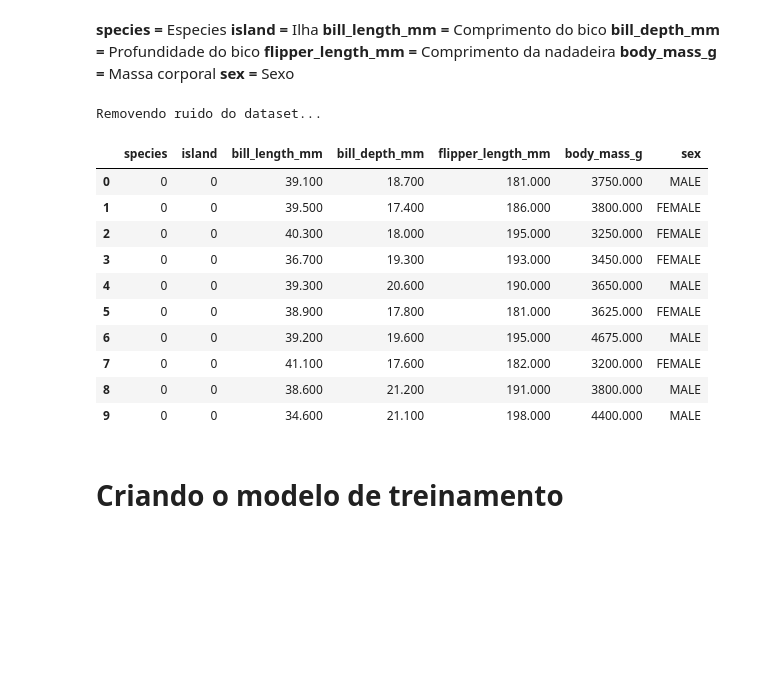
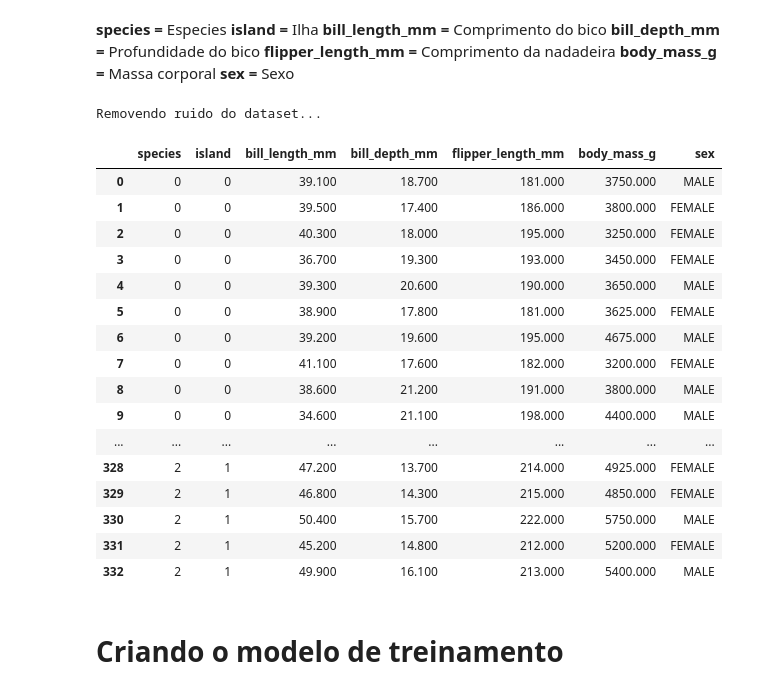
Before and after one commit to c-Bruno/Residency, a Jupyter notebook: DataScience/Pratice exams/02.Exam/23022369_23022371_23022385.ipynb, the cells around one changed output. Cells and saved outputs as stored; diff of their text form; code cells hidden in the pictures; blank space fills up the shorter version.

```diff
--- a/DataScience/Pratice exams/02.Exam/23022369_23022371_23022385.ipynb
+++ b/DataScience/Pratice exams/02.Exam/23022369_23022371_23022385.ipynb
@@ -27,44 +27,47 @@ dataframe_penguins = pd.read_csv('penguins.csv')
 # std = standart deviation, que é a variação entre os valores
 
 print('\033[33mRemovendo ruido do dataset...\n\033[m')
-dataframe_penguins = dataframe_penguins.dropna(subset='species') # Remove todos os NaN da coluna species
-dataframe_penguins = dataframe_penguins.dropna(subset='island')
-dataframe_penguins = dataframe_penguins.dropna(subset='sex')
+# Remover todos os 'NaN' das colunas
+dataframe_penguins = dataframe_penguins.dropna(subset=['species', 'island', 'sex'])
 
-temp_classes = dataframe_penguins['species'].unique().copy()
-dataframe_penguins['species'] = dataframe_penguins['species'].replace(to_replace=temp_classes, value=[i for i in range(len(temp_classes))])
-
-temp_classes = dataframe_penguins['island'].unique().copy()
-dataframe_penguins['island'] = dataframe_penguins['island'].replace(to_replace=temp_classes, value=[i for i in range(len(temp_classes))])
+# Codificando cada valor único em um inteiro diferente.
+dataframe_penguins['species'] = dataframe_penguins['species'].factorize()[0]
+dataframe_penguins['island'] = dataframe_penguins['island'].factorize()[0]
 
 # Agrupar por espécies e preencher NaN com a média de cada grupo
 cols = ['bill_length_mm', 'bill_depth_mm', 'flipper_length_mm', 'body_mass_g']
 dataframe_penguins[cols] = dataframe_penguins.groupby(
     'species')[cols].transform(lambda x: x.fillna(x.mean()))
 
 # Formatar as colunas numéricas com 3 casas decimais
 dataframe_penguins[cols] = dataframe_penguins[cols].applymap('{:.3f}'.format)
 
 # Resetar o índice e manter a coluna 'sex' no final
 dataframe_penguins = dataframe_penguins.reset_index(drop=True)[
     ['species', 'island', 'bill_length_mm', 'bill_depth_mm', 'flipper_length_mm', 'body_mass_g', 'sex']]
 
 # pd.set_option('display.max_columns', None)
 # pd.set_option('display.max_rows', None)
-dataframe_penguins.head(10)
+dataframe_penguins.head(20)
 # %% [output]
 Removendo ruido do dataset...
 |  | species | island | bill_length_mm | bill_depth_mm | flipper_length_mm | body_mass_g | sex |
 | 0 | 0 | 0 | 39.100 | 18.700 | 181.000 | 3750.000 | MALE |
 | 1 | 0 | 0 | 39.500 | 17.400 | 186.000 | 3800.000 | FEMALE |
 | 2 | 0 | 0 | 40.300 | 18.000 | 195.000 | 3250.000 | FEMALE |
 | 3 | 0 | 0 | 36.700 | 19.300 | 193.000 | 3450.000 | FEMALE |
 | 4 | 0 | 0 | 39.300 | 20.600 | 190.000 | 3650.000 | MALE |
 | 5 | 0 | 0 | 38.900 | 17.800 | 181.000 | 3625.000 | FEMALE |
 | 6 | 0 | 0 | 39.200 | 19.600 | 195.000 | 4675.000 | MALE |
 | 7 | 0 | 0 | 41.100 | 17.600 | 182.000 | 3200.000 | FEMALE |
 | 8 | 0 | 0 | 38.600 | 21.200 | 191.000 | 3800.000 | MALE |
 | 9 | 0 | 0 | 34.600 | 21.100 | 198.000 | 4400.000 | MALE |
+| ... | ... | ... | ... | ... | ... | ... | ... |
+| 328 | 2 | 1 | 47.200 | 13.700 | 214.000 | 4925.000 | FEMALE |
+| 329 | 2 | 1 | 46.800 | 14.300 | 215.000 | 4850.000 | FEMALE |
+| 330 | 2 | 1 | 50.400 | 15.700 | 222.000 | 5750.000 | MALE |
+| 331 | 2 | 1 | 45.200 | 14.800 | 212.000 | 5200.000 | FEMALE |
+| 332 | 2 | 1 | 49.900 | 16.100 | 213.000 | 5400.000 | MALE |
 # %% [markdown]
 # Criando o modelo de treinamento
 # %%
```
Also changed, not shown: parts of 2 cells of this notebook, 1 other file.
